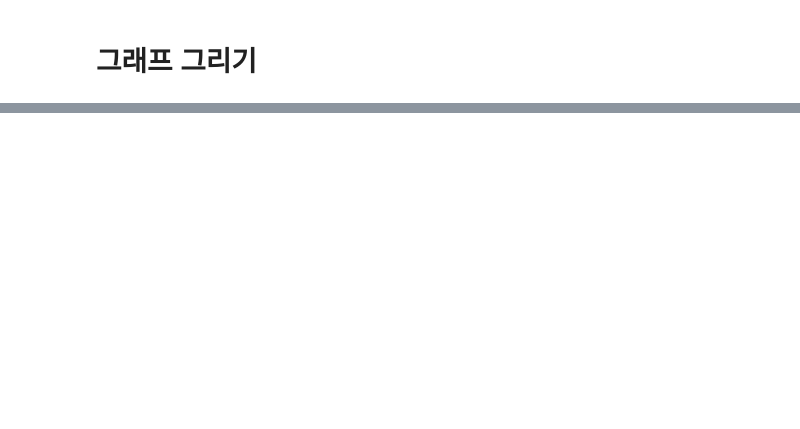
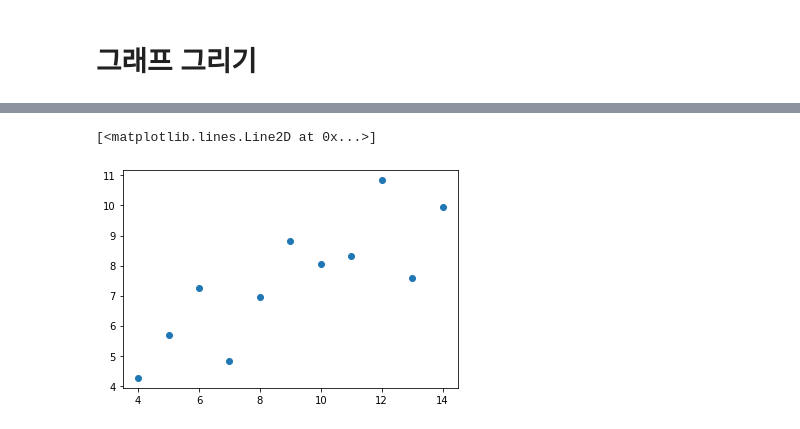
Before and after one commit to HyeRi95/StudyPandas, a Jupyter notebook: 06_Pandas_그래프그리기.ipynb, the cells around one changed output, grey strips where cells are left out. Cells and saved outputs as stored; diff of their text form; code cells hidden in the pictures; blank space fills up the shorter version.

```diff
--- a/06_Pandas_그래프그리기.ipynb
+++ b/06_Pandas_그래프그리기.ipynb
@@ -23,0 +42,5 @@ ImportError: DLL load failed while importing _arpack: 지정된 프로시저를
+# %%
+plt.plot(dataset_1['x'], dataset_1['y'],'o')
+# %% [output]
+[<matplotlib.lines.Line2D at 0x...>]
+[figure, added]
```
Also changed, not shown: parts of 9 cells of this notebook.
